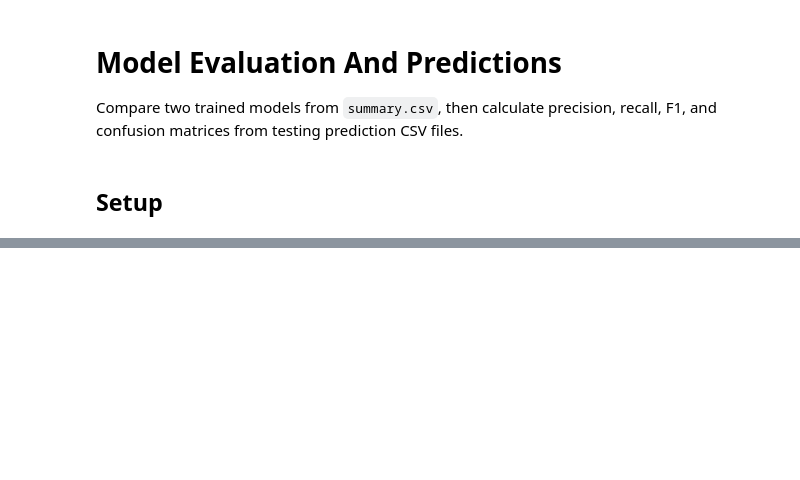
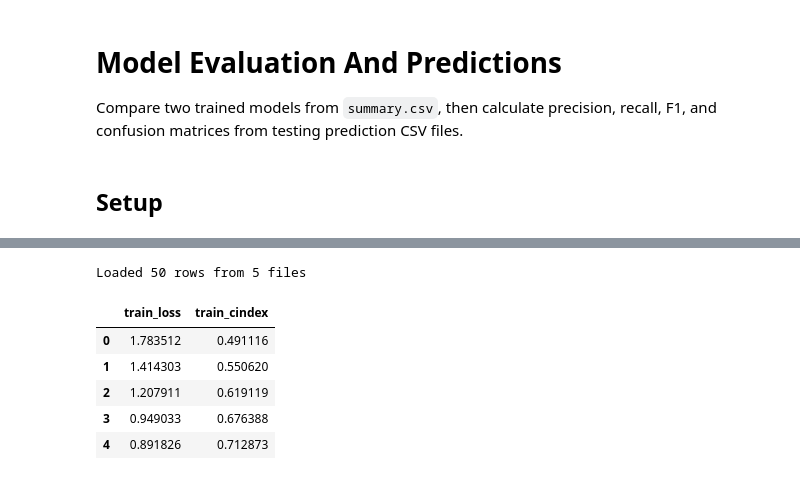
Before and after one commit to minnminncherry/BrainCancerSurv, a Jupyter notebook: model_evaluation_and_predictions.ipynb, the cells around one changed output, grey strips where cells are left out. Saved outputs shown, nothing was run; the diff lists cells and outputs as text; code cells hidden in the pictures; blank space fills up the shorter version.

```diff
--- a/model_evaluation_and_predictions.ipynb
+++ b/model_evaluation_and_predictions.ipynb
@@ -192 +205,26 @@ print(f"Saved confusion matrix to: {output_path}")
 Saved confusion matrix to: result/comparisons/,mlp_confusion.png
+# %%
+import os
+import glob
+import pandas as pd
+
+checkpoint_dir = os.path.join("/home/licongcong/Desktop/learning/medical_image_classification/BrainCanerSurvival/result", "model_checkpoints")
+pattern = os.path.join(checkpoint_dir, "training_history_fold_*.csv")
+history_files = sorted(glob.glob(pattern))
+
+df_list = [pd.read_csv(p) for p in history_files if os.path.exists(p)]
+if df_list:
+    df = pd.concat(df_list, ignore_index=True)
+else:
+    df = pd.DataFrame()
+
+print(f"Loaded {len(df)} rows from {len(df_list)} files")
+df.head()
+# %% [output]
+Loaded 50 rows from 5 files
+|  | train_loss | train_cindex |
+| 0 | 1.783512 | 0.491116 |
+| 1 | 1.414303 | 0.550620 |
+| 2 | 1.207911 | 0.619119 |
+| 3 | 0.949033 | 0.676388 |
+| 4 | 0.891826 | 0.712873 |
```
Also changed, not shown: parts of 6 cells of this notebook, 20 other files.
